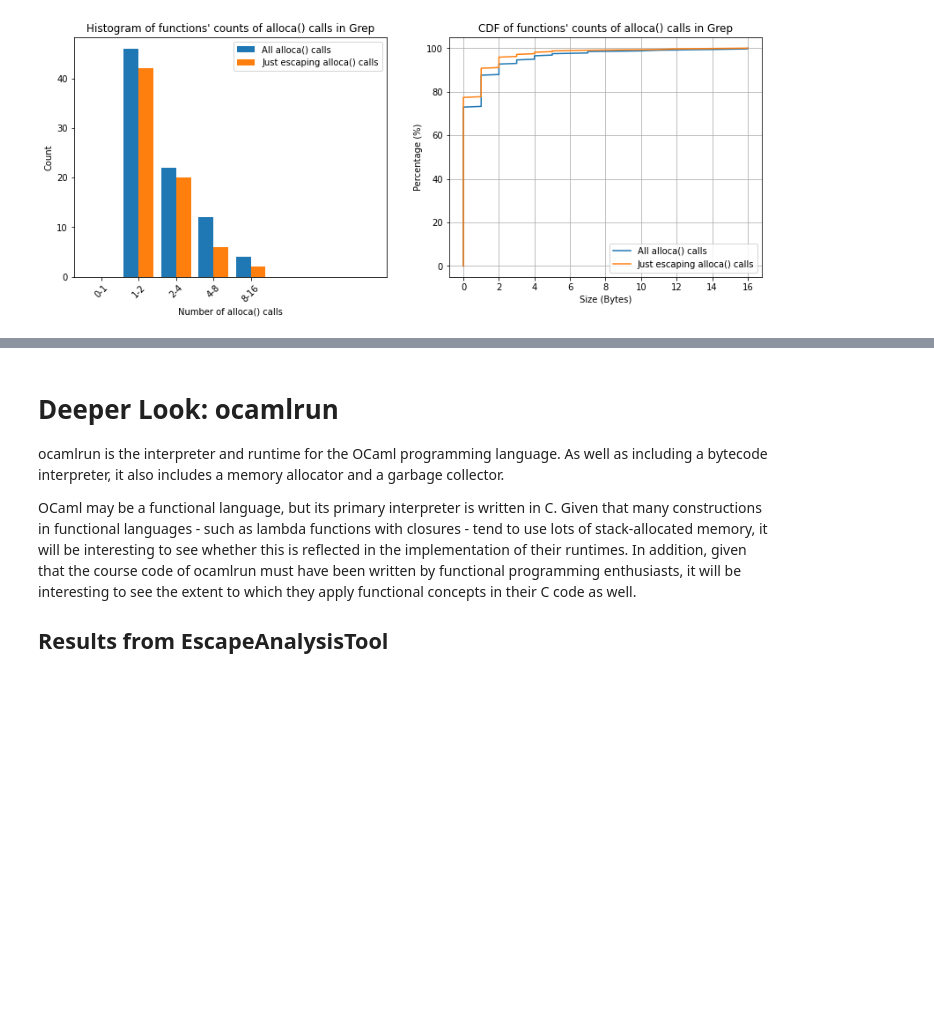
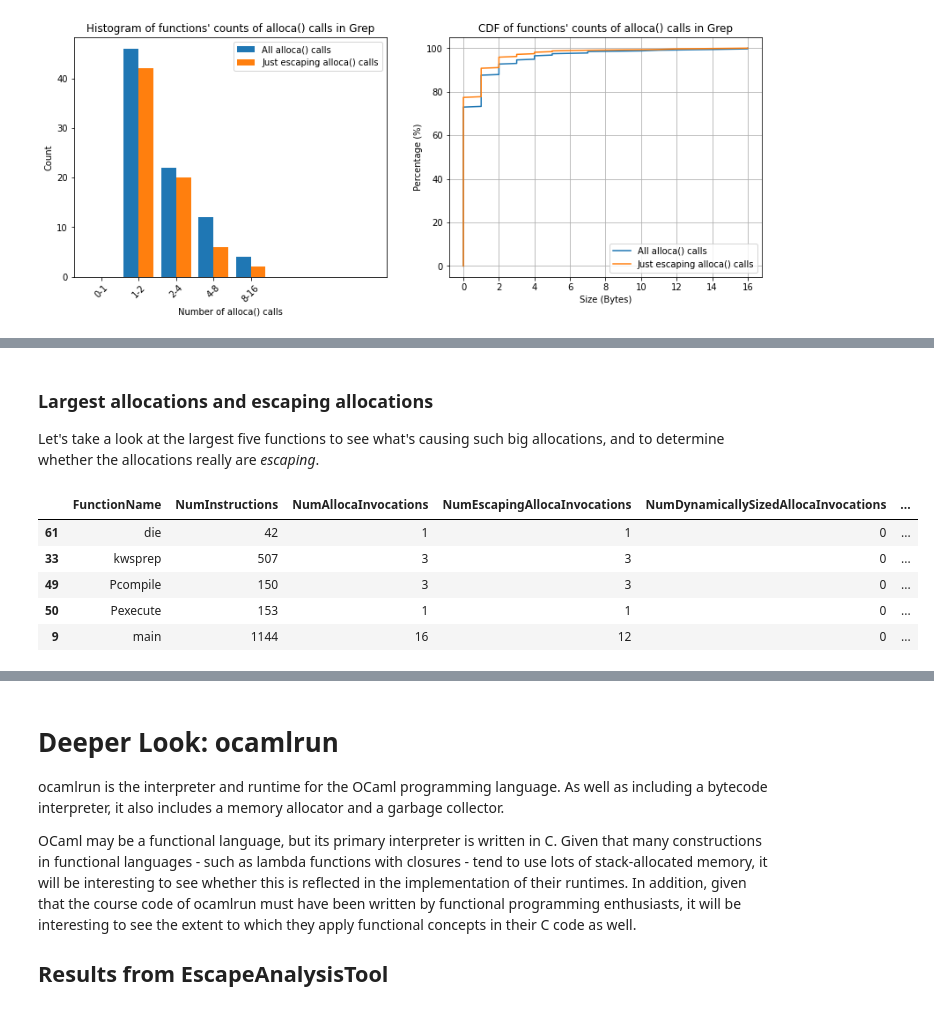
Before and after one commit to bencole12345/StackUsageSurveyWorkbooks, a Jupyter notebook: Static Stack Usage Survey.ipynb, the cells around one changed output, grey strips where cells are left out. Cells and saved outputs as stored; diff of their text form; code cells hidden in the pictures; blank space fills up the shorter version.

```diff
--- a/Static Stack Usage Survey.ipynb
+++ b/Static Stack Usage Survey.ipynb
@@ -246,0 +237,13 @@ stack_allocation_counts_histogram_and_cdf(grep_data, "Grep", xlim=(0.3, 100), lo
+# %% [markdown]
+### Largest allocations and escaping allocations
+
+Let's take a look at the largest five functions to see what's causing such big allocations, and to determine whether the allocations really are *escaping*.
+# %%
+grep_data.nlargest(5, "TotalStaticallyAllocatedStackMemory")
+# %% [output]
+|  | FunctionName | NumInstructions | NumAllocaInvocations | NumEscapingAllocaInvocations | NumDynamicallySizedAllocaInvocations | ... |
+| 61 | die | 42 | 1 | 1 | 0 | ... |
+| 33 | kwsprep | 507 | 3 | 3 | 0 | ... |
+| 49 | Pcompile | 150 | 3 | 3 | 0 | ... |
+| 50 | Pexecute | 153 | 1 | 1 | 0 | ... |
+| 9 | main | 1144 | 16 | 12 | 0 | ... |
```
Also changed, not shown: parts of 20 cells of this notebook.
